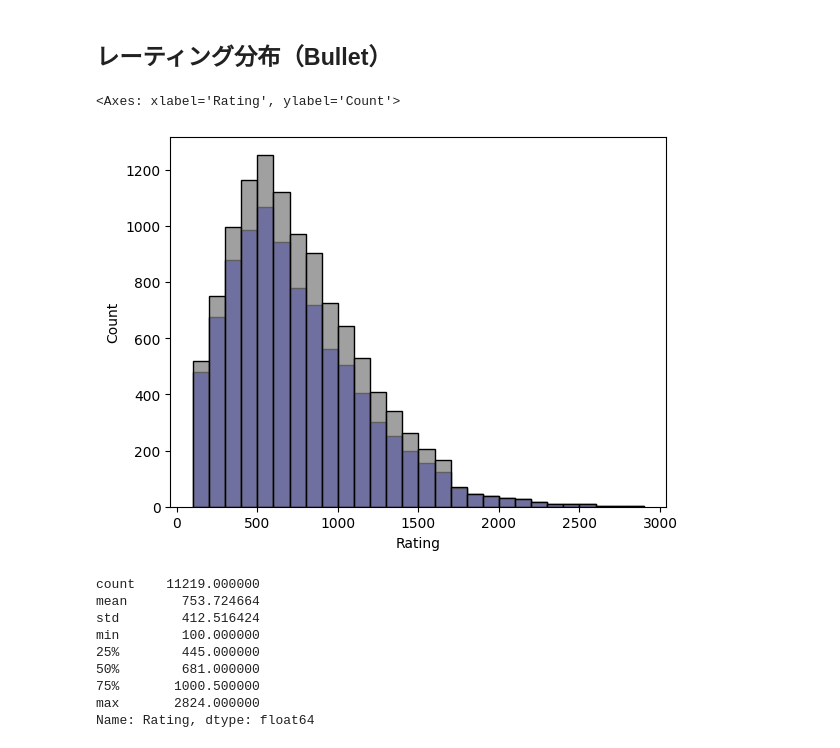
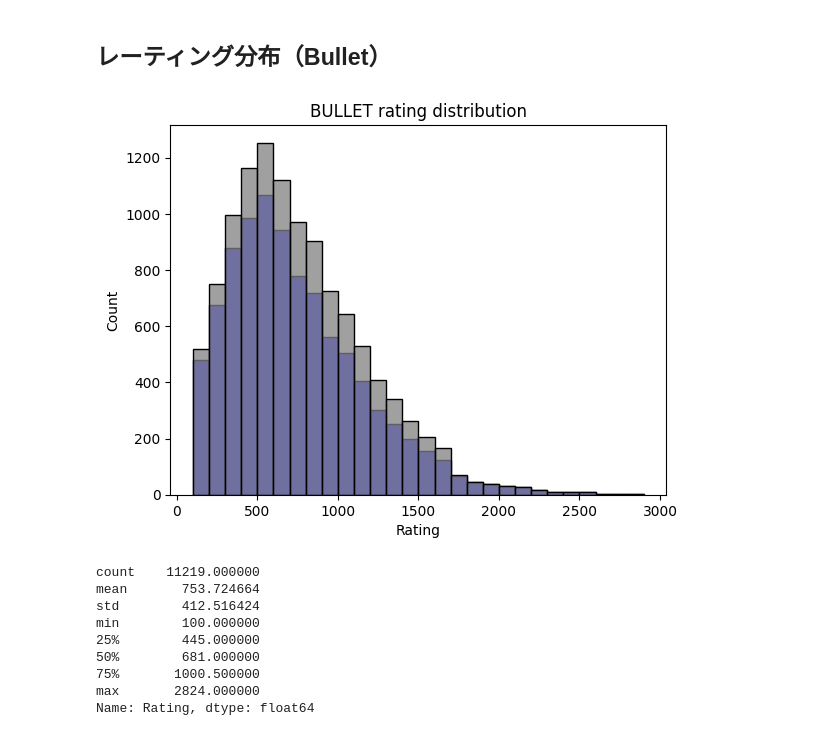
Before and after one commit to tanoCureC/scrape-chesscom, a Jupyter notebook: syukei.ipynb, the cells around one changed output. Cells and saved outputs as stored; diff of their text form; code cells hidden in the pictures.

```diff
--- a/syukei.ipynb
+++ b/syukei.ipynb
@@ -447,9 +452,10 @@ Name: Rating, dtype: float64
 # %%
 sns.histplot(data=df_filtered_bullet, x='Rating', kde=False, color='blue', binwidth=100)
 sns.histplot(df_bullet['Rating'], kde=False, color='grey', binwidth=100)
+plt.title('BULLET rating distribution')
+plt.savefig('bulletHist.png')
 # %% [output]
-<Axes: xlabel='Rating', ylabel='Count'>
-[figure, old version]
+[figure, new version]
 # %%
 df_bullet['Rating'].describe()
 # %% [output]
```
Also changed, not shown: parts of 6 cells of this notebook.
